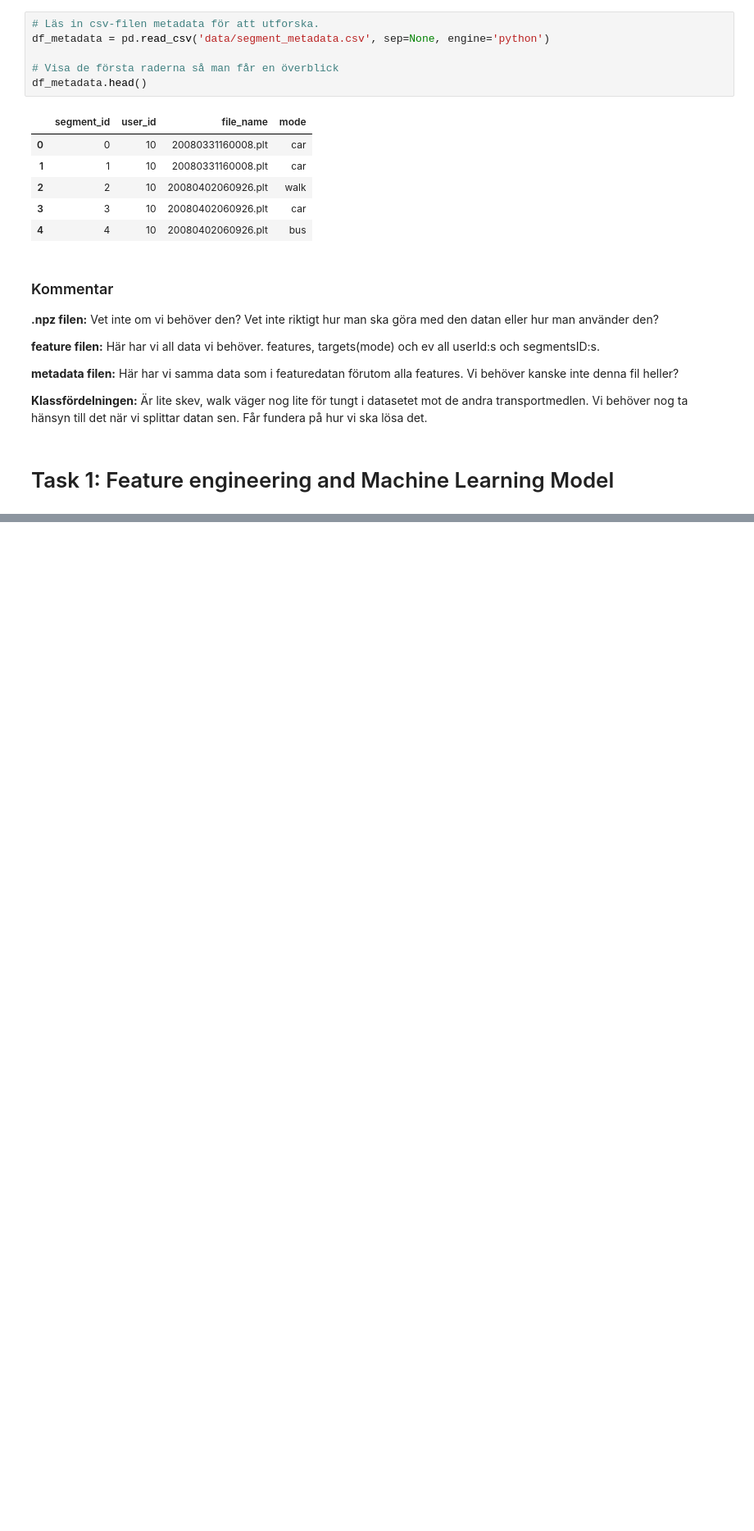
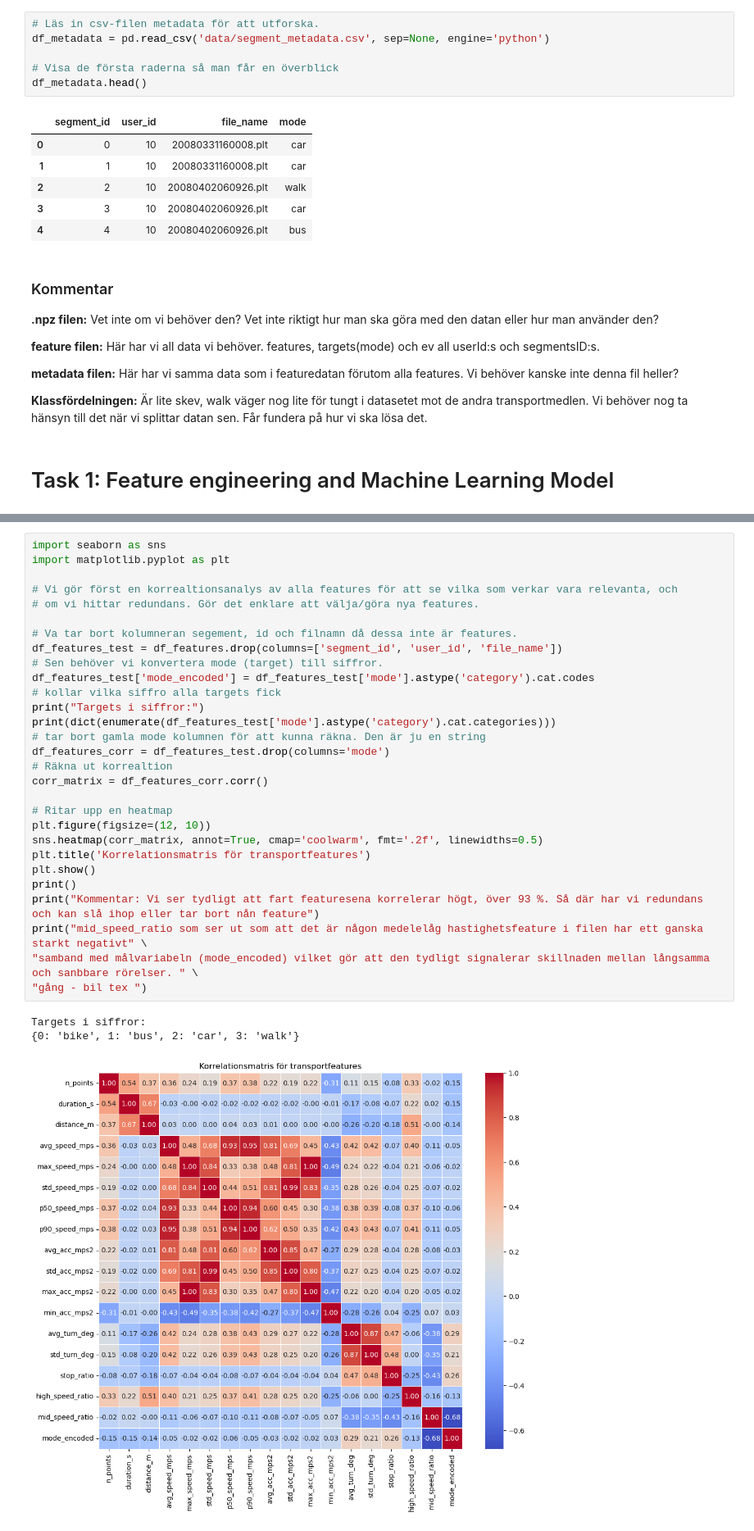
Before and after one commit to phedstroem/Ass2_GIK2JX_Group7, a Jupyter notebook: Ass2_GIK2JX_GROUP7.ipynb, the cells around one changed output, grey strips where cells are left out. Shown at 82% size. Saved outputs shown, nothing was run; the diff lists cells and outputs as text; blank space fills up the shorter version.

Commit message:
Korrelationsanalys
Korrelationsanalys av alla features. Med en Matris.
För att kolla vila features som behövs.

```diff
--- a/Ass2_GIK2JX_GROUP7.ipynb
+++ b/Ass2_GIK2JX_GROUP7.ipynb
@@ -81,0 +84,33 @@ df_metadata.head()
+# %%
+import seaborn as sns
+import matplotlib.pyplot as plt
+
+# Vi gör först en korrealtionsanalys av alla features för att se vilka som verkar vara relevanta, och
+# om vi hittar redundans. Gör det enklare att välja/göra nya features.
+
+# Va tar bort kolumneran segement, id och filnamn då dessa inte är features.
+df_features_test = df_features.drop(columns=['segment_id', 'user_id', 'file_name'])
+# Sen behöver vi konvertera mode (target) till siffror.
+df_features_test['mode_encoded'] = df_features_test['mode'].astype('category').cat.codes
+# kollar vilka siffro alla targets fick
+print("Targets i siffror:")
+print(dict(enumerate(df_features_test['mode'].astype('category').cat.categories)))
+# tar bort gamla mode kolumnen för att kunna räkna. Den är ju en string
+df_features_corr = df_features_test.drop(columns='mode')
+# Räkna ut korrealtion
+corr_matrix = df_features_corr.corr()
+
+# Ritar upp en heatmap
+plt.figure(figsize=(12, 10))
+sns.heatmap(corr_matrix, annot=True, cmap='coolwarm', fmt='.2f', linewidths=0.5)
+plt.title('Korrelationsmatris för transportfeatures')
+plt.show()
+print()
+print("Kommentar: Vi ser tydligt att fart featuresena korrelerar högt, över 93 %. Så där har vi redundans och kan slå ihop eller tar bort nån feature")
+print("mid_speed_ratio som ser ut som att det är någon medelelåg hastighetsfeature i filen har ett ganska starkt negativt" \
+"samband med målvariabeln (mode_encoded) vilket gör att den tydligt signalerar skillnaden mellan långsamma och sanbbare rörelser. " \
+"gång - bil tex ")
+# %% [output]
+Targets i siffror:
+{0: 'bike', 1: 'bus', 2: 'car', 3: 'walk'}
+[figure, added]
```
Also changed, not shown: parts of 2 cells of this notebook.
